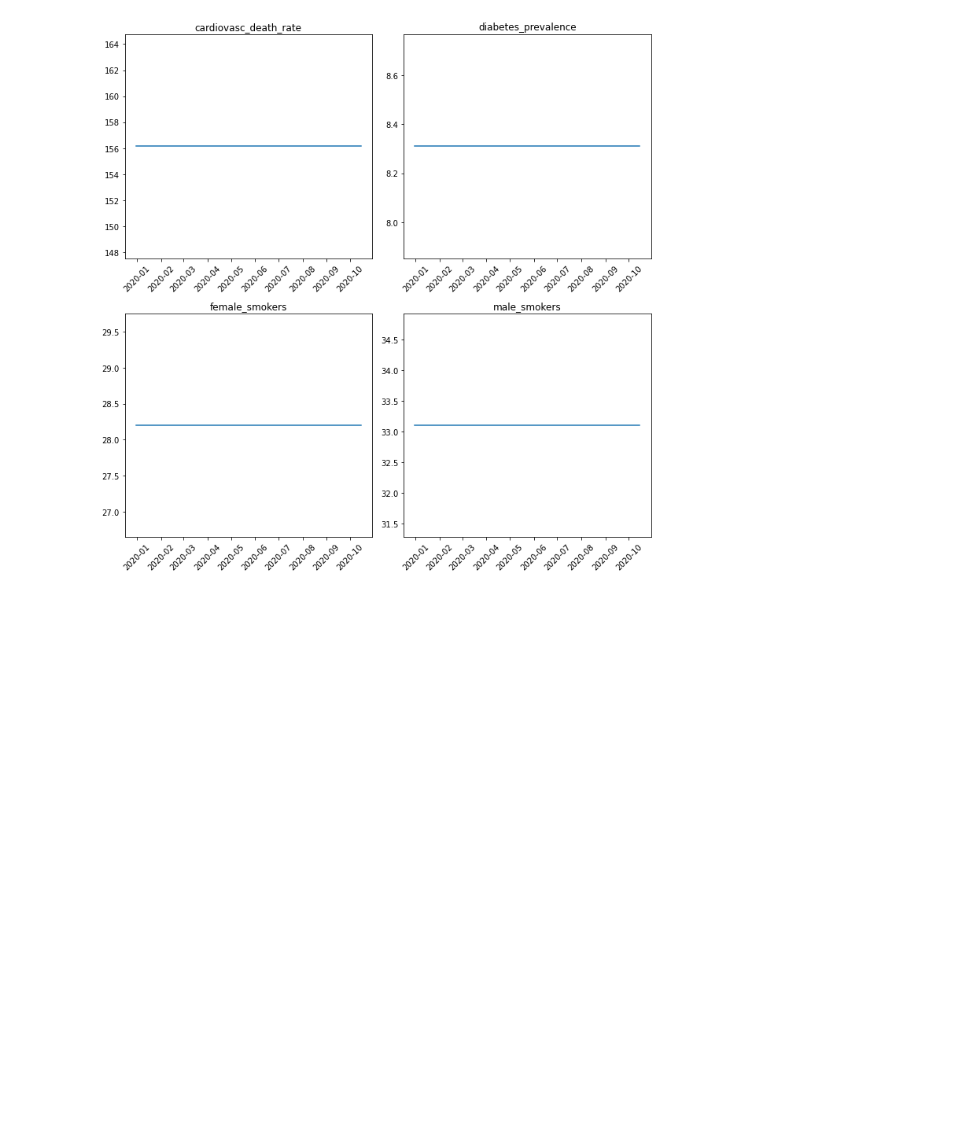
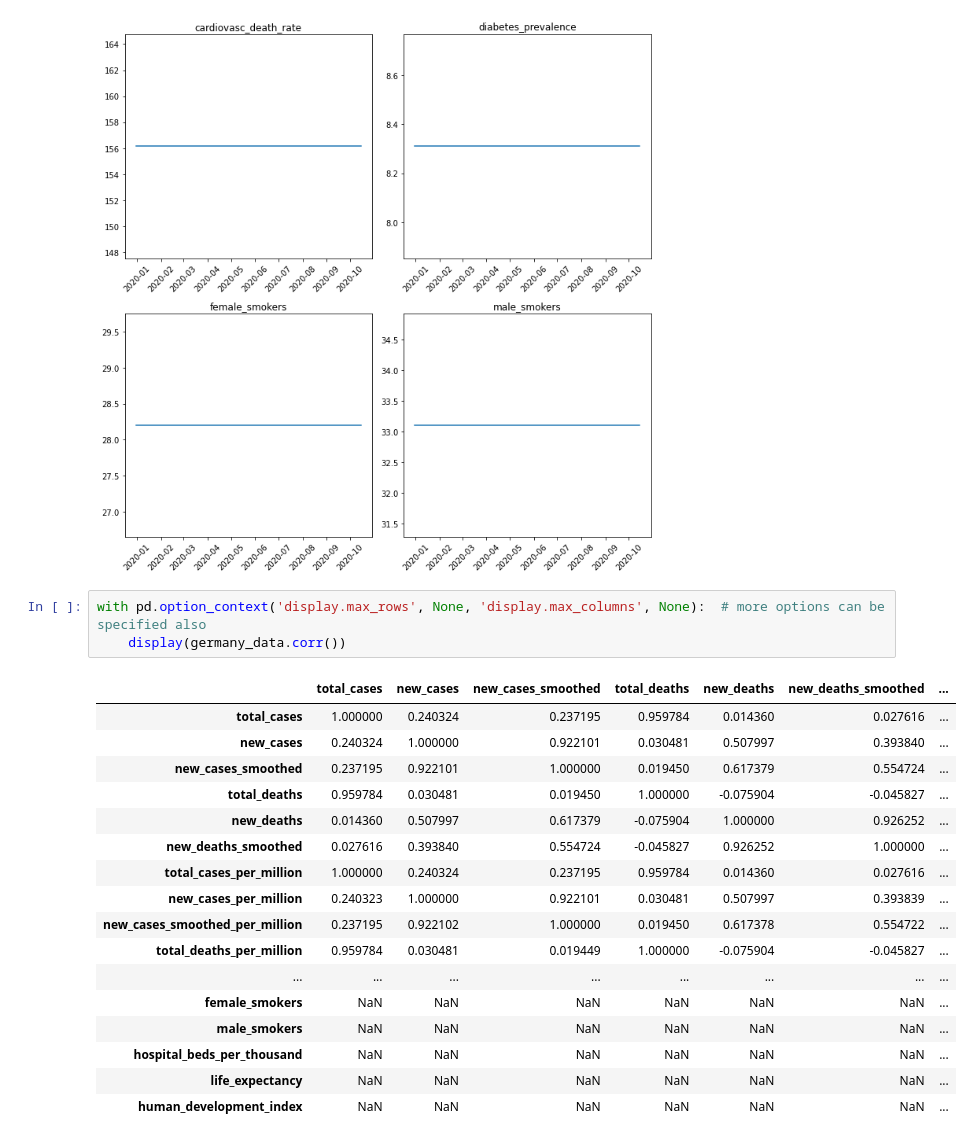
Before and after one commit to Sambhavi-G/covid_thinkit, a Jupyter notebook: Covid_data.ipynb, the cells around one changed output. Saved outputs shown, nothing was run; the diff lists cells and outputs as text; blank space fills up the shorter version.

```diff
--- a/Covid_data.ipynb
+++ b/Covid_data.ipynb
@@ -358,3 +359,24 @@ plt.tight_layout()
 plt.show()
 # %% [output]
 [figure]
+# %%
+with pd.option_context('display.max_rows', None, 'display.max_columns', None):  # more options can be specified also
+    display(germany_data.corr())
+# %% [output]
+|  | total_cases | new_cases | new_cases_smoothed | total_deaths | new_deaths | new_deaths_smoothed | ... |
+| total_cases | 1.000000 | 0.240324 | 0.237195 | 0.959784 | 0.014360 | 0.027616 | ... |
+| new_cases | 0.240324 | 1.000000 | 0.922101 | 0.030481 | 0.507997 | 0.393840 | ... |
+| new_cases_smoothed | 0.237195 | 0.922101 | 1.000000 | 0.019450 | 0.617379 | 0.554724 | ... |
+| total_deaths | 0.959784 | 0.030481 | 0.019450 | 1.000000 | -0.075904 | -0.045827 | ... |
+| new_deaths | 0.014360 | 0.507997 | 0.617379 | -0.075904 | 1.000000 | 0.926252 | ... |
+| new_deaths_smoothed | 0.027616 | 0.393840 | 0.554724 | -0.045827 | 0.926252 | 1.000000 | ... |
+| total_cases_per_million | 1.000000 | 0.240324 | 0.237195 | 0.959784 | 0.014360 | 0.027616 | ... |
+| new_cases_per_million | 0.240323 | 1.000000 | 0.922101 | 0.030481 | 0.507997 | 0.393839 | ... |
+| new_cases_smoothed_per_million | 0.237195 | 0.922102 | 1.000000 | 0.019450 | 0.617378 | 0.554722 | ... |
+| total_deaths_per_million | 0.959784 | 0.030481 | 0.019449 | 1.000000 | -0.075904 | -0.045827 | ... |
+| ... | ... | ... | ... | ... | ... | ... | ... |
+| female_smokers | NaN | NaN | NaN | NaN | NaN | NaN | ... |
+| male_smokers | NaN | NaN | NaN | NaN | NaN | NaN | ... |
+| hospital_beds_per_thousand | NaN | NaN | NaN | NaN | NaN | NaN | ... |
+| life_expectancy | NaN | NaN | NaN | NaN | NaN | NaN | ... |
+| human_development_index | NaN | NaN | NaN | NaN | NaN | NaN | ... |
```
Also changed, not shown: parts of 14 cells of this notebook.
